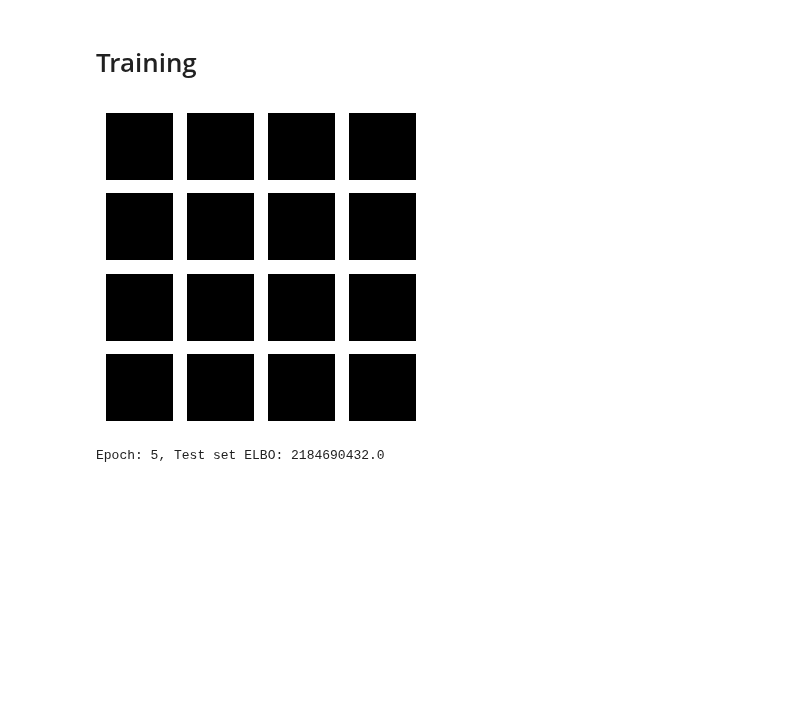
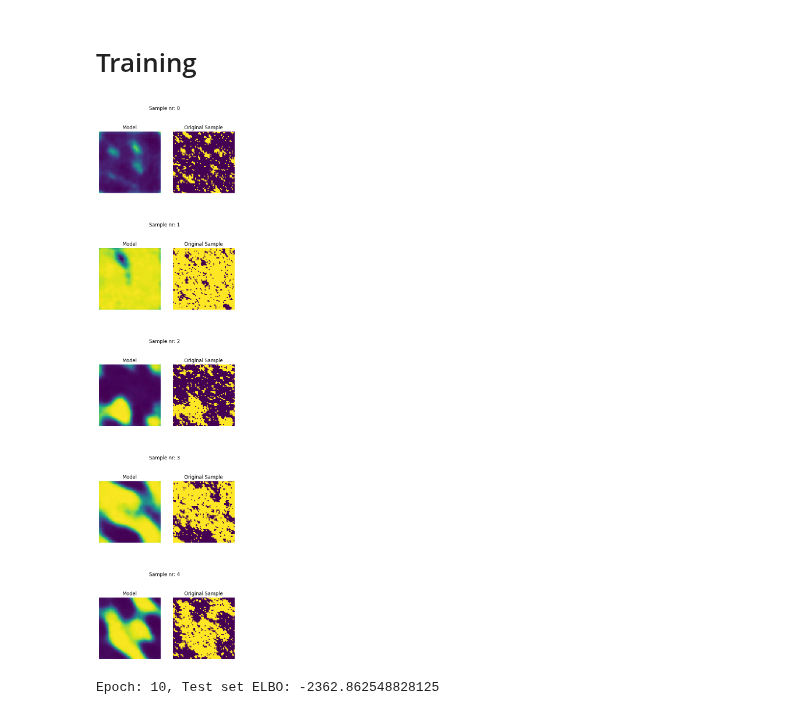
Before and after one commit to pSzyc/Ising, a Jupyter notebook: Model/VAE.ipynb, the cells around one changed output. Drawn from its saved outputs; the diff is of its cells as text; code cells hidden in the pictures; blank space fills up the shorter version.

```diff
--- a/Model/VAE.ipynb
+++ b/Model/VAE.ipynb
@@ -129,17 +136,31 @@ model = VAE(latent_dim, 64)
-# %%
-def generate_and_save_images(model, epoch, test_sample):
-  mean, logvar = model.encode(test_sample)
-  z = model.reparameterize(mean, logvar)
-  predictions = model.sample(z)
-  fig = plt.figure(figsize=(4, 4))
-  for i in range(predictions.shape[0]):
-    plt.subplot(4, 4, i + 1)
-    plt.imshow(predictions[i, :, :, 0], cmap='gray')
-    plt.axis('off')
-
-  # tight_layout minimizes the overlap between 2 sub-plots
-  plt.savefig('image_at_epoch_{:04d}.png'.format(epoch))
-  plt.show()
+# %%
+def plot_spins(path, predictions, originals):
+    fig = plt.figure(figsize=(6, 20))
+    subfigs = fig.subfigures(nrows=len(predictions), ncols=1)
+
+    for index, subfig in enumerate(subfigs):
+        subfig.suptitle(f'Sample nr: {index}')
+        axs = subfig.subplots(nrows=1, ncols=2)
+
+        axs[0].imshow(predictions[index, :, :, 0])
+        axs[0].axis('off')
+        axs[0].set_title("Model")
+
+        axs[1].imshow(originals[index, :, :, 0])
+        axs[1].axis('off')
+        axs[1].set_title("Original Sample")
+    plt.savefig(path)
+    plt.show()
+
+def generate_and_save_images(model, epoch, test_sample):
+  predictions = make_prediction(model, test_sample)
+  plot_spins('train_img/image_at_epoch_{:04d}.png'.format(epoch), predictions, test_sample)
+
+def make_prediction(model, test_sample):
+    mean, logvar = model.encode(test_sample)
+    z = model.reparameterize(mean, logvar)
+    predictions = model.sample(z)
+    return predictions
 # %%
 # Pick a sample of the test set for generating output images
 assert batch_size >= num_examples_to_generate
@@ -147,23 +168,22 @@ for test_batch in test_set.take(1):
   test_sample = test_batch[0:num_examples_to_generate, :, :, :]
 # %%
 from IPython import display
-
-generate_and_save_images(model, 0, test_sample)
 
 for epoch in range(1, epochs + 1):
   start_time = time.time()
   for train_x in tqdm(train_set):
     train_step(model, train_x, optimizer)
   end_time = time.time()
 
   loss = tf.keras.metrics.Mean()
   for test_x in test_set:
     loss(compute_loss(model, test_x))
   elbo = -loss.result()
+
   display.clear_output(wait=False)
   generate_and_save_images(model, epoch, test_sample)
   print('Epoch: {}, Test set ELBO: {}'
         .format(epoch, elbo))
 # %% [output]
-[figure, old version]
+[figure, new version]
-Epoch: 5, Test set ELBO: 2184690432.0
+Epoch: 10, Test set ELBO: -2362.862548828125
```
Also changed, not shown: parts of 4 cells of this notebook, 18 other files.
